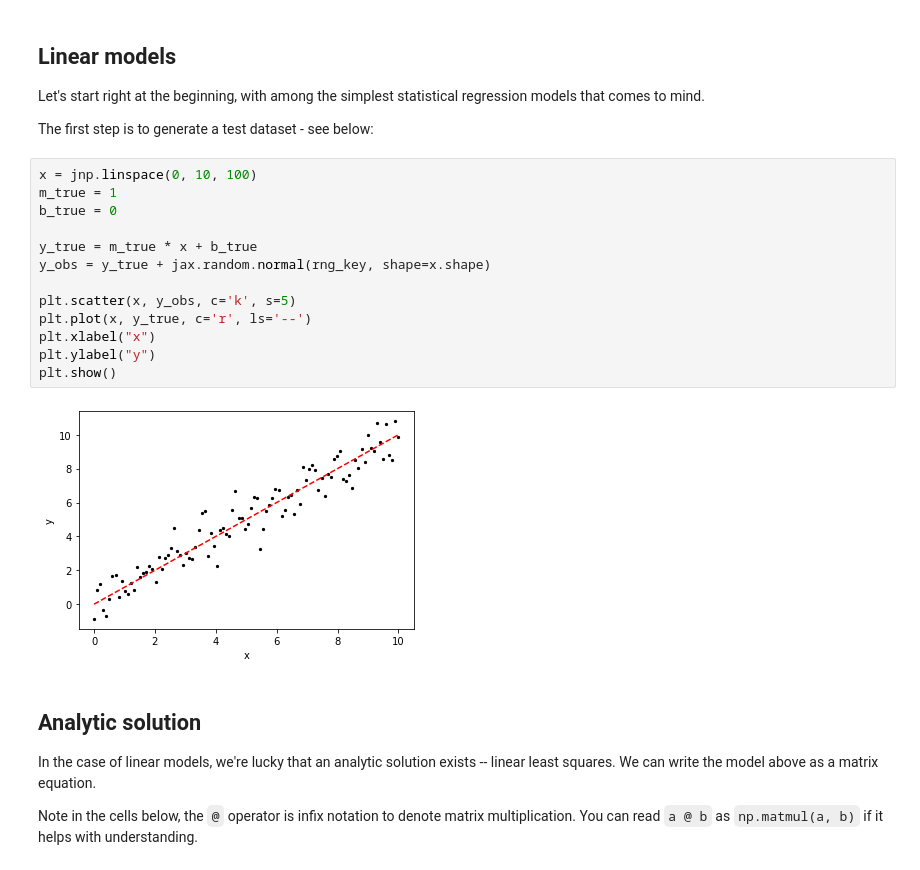
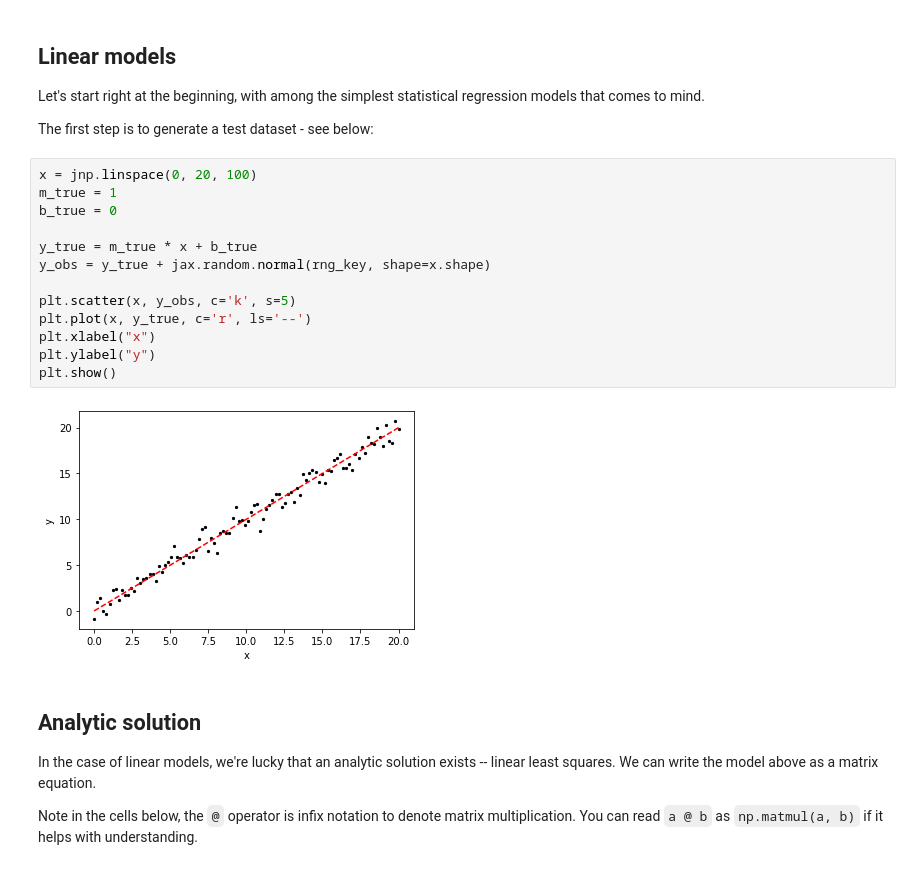
Before and after one commit to raphhbw/WAKE_workshops, a Jupyter notebook: machine_learning/session_01/s1_linearmodelstoml_full.ipynb, the cells around one changed output. Drawn from its saved outputs; the diff is of its cells as text.

```diff
--- a/machine_learning/session_01/s1_linearmodelstoml_full.ipynb
+++ b/machine_learning/session_01/s1_linearmodelstoml_full.ipynb
@@ -28,20 +28,20 @@ Let's start right at the beginning, with among the simplest statistical regressi
 
 The first step is to generate a test dataset - see below:
 # %%
-x = jnp.linspace(0, 10, 100)
+x = jnp.linspace(0, 20, 100)
 m_true = 1
 b_true = 0
 
 y_true = m_true * x + b_true
 y_obs = y_true + jax.random.normal(rng_key, shape=x.shape)
 
 plt.scatter(x, y_obs, c='k', s=5)
 plt.plot(x, y_true, c='r', ls='--')
 plt.xlabel("x")
 plt.ylabel("y")
 plt.show()
 # %% [output]
-[figure, old version]
+[figure, new version]
 # %% [markdown]
 Analytic solution
 ---
```
Also changed, not shown: parts of 7 cells of this notebook.
